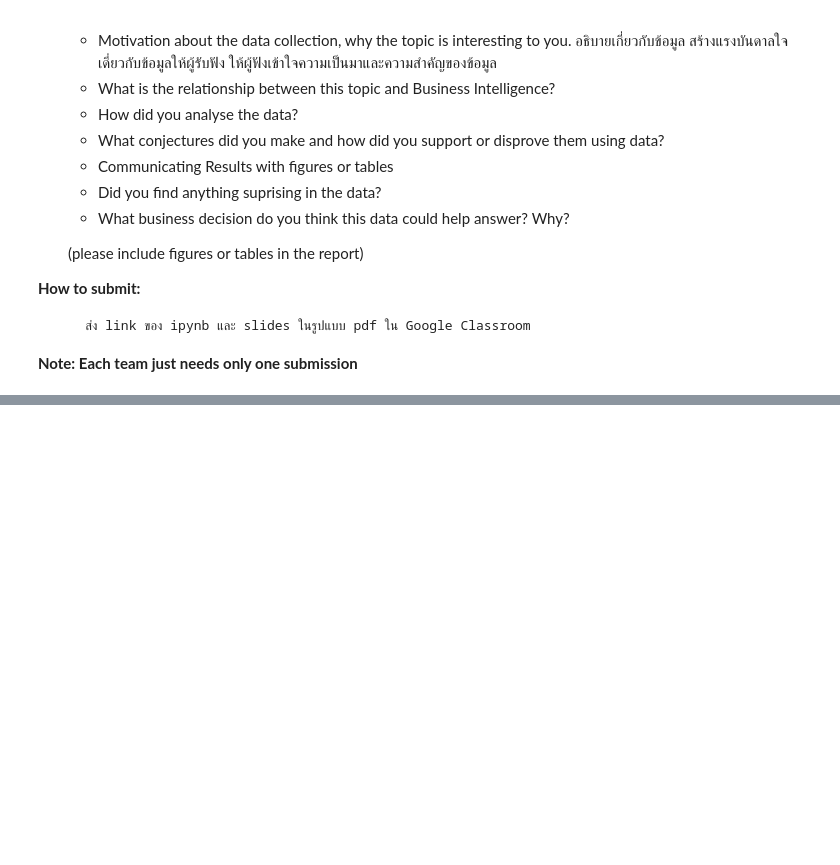
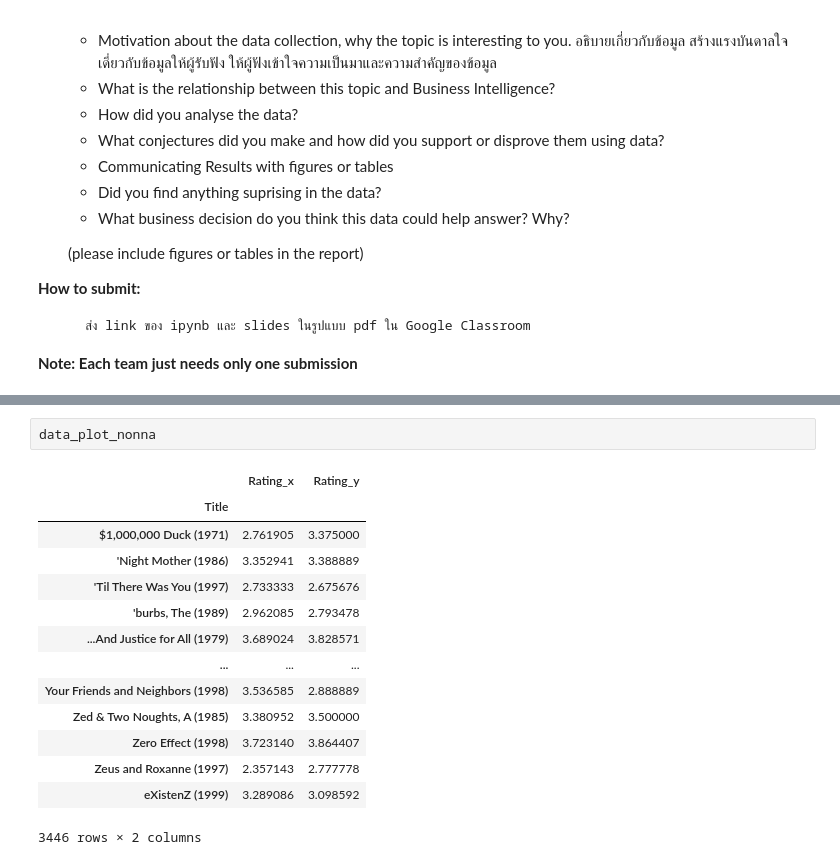
Before and after one commit to Pimchanok6430205105/Data_preparation, a Jupyter notebook: Project2_66_PTJL.ipynb, the cells around one changed output, grey strips where cells are left out. Saved outputs shown, nothing was run; the diff lists cells and outputs as text; blank space fills up the shorter version.

```diff
--- a/Project2_66_PTJL.ipynb
+++ b/Project2_66_PTJL.ipynb
@@ -335,0 +429,17 @@ Conjecture 3: Men and women more similar when they watch Action, Drama, War, and
+# %%
+data_plot_nonna
+# %% [output]
+|  | Rating_x | Rating_y |
+| Title |  |  |
+| $1,000,000 Duck (1971) | 2.761905 | 3.375000 |
+| 'Night Mother (1986) | 3.352941 | 3.388889 |
+| 'Til There Was You (1997) | 2.733333 | 2.675676 |
+| 'burbs, The (1989) | 2.962085 | 2.793478 |
+| ...And Justice for All (1979) | 3.689024 | 3.828571 |
+| ... | ... | ... |
+| Your Friends and Neighbors (1998) | 3.536585 | 2.888889 |
+| Zed & Two Noughts, A (1985) | 3.380952 | 3.500000 |
+| Zero Effect (1998) | 3.723140 | 3.864407 |
+| Zeus and Roxanne (1997) | 2.357143 | 2.777778 |
+| eXistenZ (1999) | 3.289086 | 3.098592 |
+3446 rows × 2 columns
```
Also changed, not shown: parts of 20 cells of this notebook.
